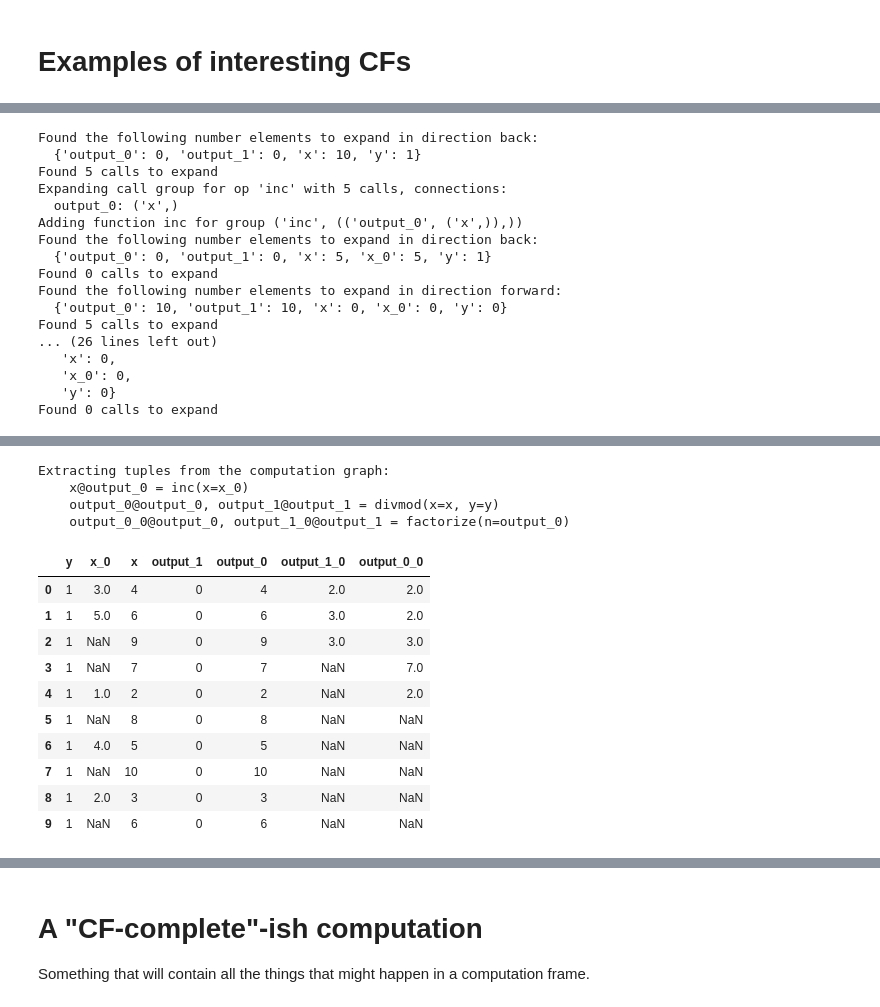
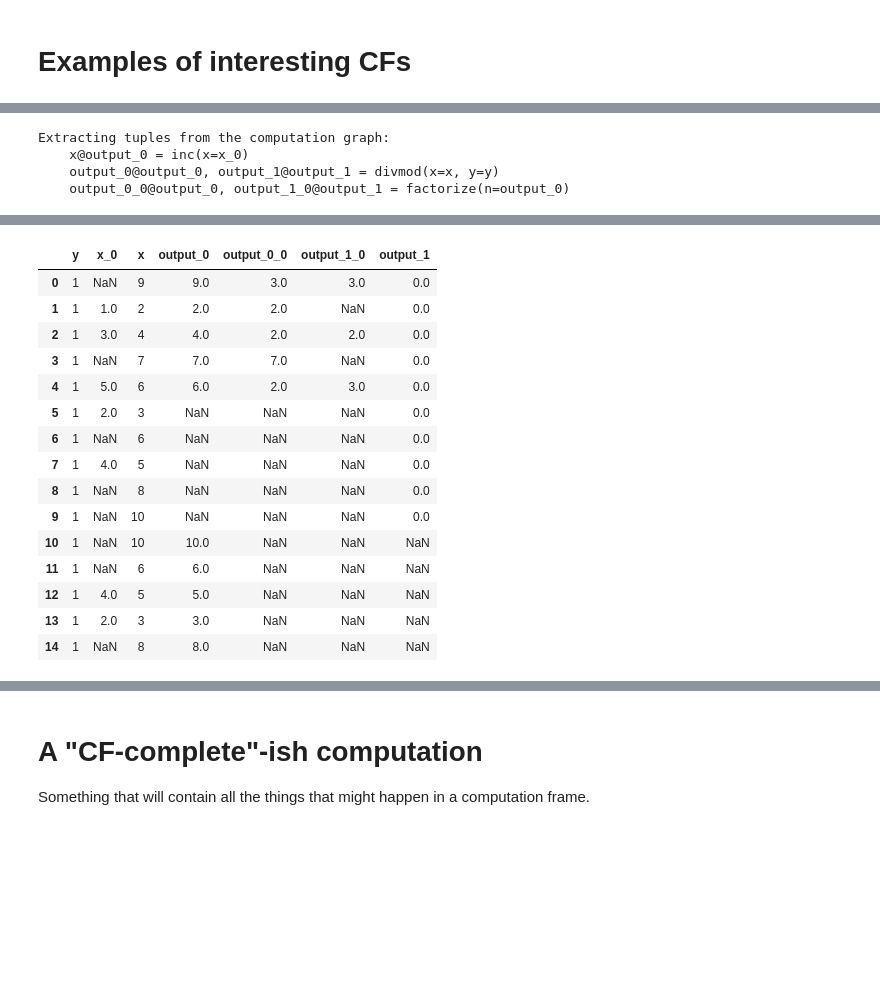
Before and after one commit to amakelov/mandala, a Jupyter notebook: mandala/_next/tests.ipynb, the cells around one changed output, grey strips where cells are left out. Saved outputs shown, nothing was run; the diff lists cells and outputs as text; code cells hidden in the pictures; blank space fills up the shorter version.

```diff
--- a/mandala/_next/tests.ipynb
+++ b/mandala/_next/tests.ipynb
@@ -58,4 +54,4 @@ with storage:
 # %%
-cf = storage.cf(divmod).expand(verbose=True)
-cf.draw(); display(cf.get_df(include_calls=False))
+cf = storage.cf(divmod).expand()
+cf.draw(verbose=True); display(cf.get_df(include_calls=False))
 # %% [output]
@@ -62,17 +59,4 @@ cf.draw(); display(cf.get_df(include_calls=False))
-Found the following number elements to expand in direction back:
-  {'output_0': 0, 'output_1': 0, 'x': 10, 'y': 1}
-Found 5 calls to expand
-Expanding call group for op 'inc' with 5 calls, connections:
-  output_0: ('x',)
-Adding function inc for group ('inc', (('output_0', ('x',)),))
-Found the following number elements to expand in direction back:
-  {'output_0': 0, 'output_1': 0, 'x': 5, 'x_0': 5, 'y': 1}
-Found 0 calls to expand
-Found the following number elements to expand in direction forward:
-  {'output_0': 10, 'output_1': 10, 'x': 0, 'x_0': 0, 'y': 0}
-Found 5 calls to expand
-... (26 lines left out)
-   'x': 0,
-   'x_0': 0,
-   'y': 0}
-Found 0 calls to expand
+Extracting tuples from the computation graph:
+    x@output_0 = inc(x=x_0)
+    output_0@output_0, output_1@output_1 = divmod(x=x, y=y)
+    output_0_0@output_0, output_1_0@output_1 = factorize(n=output_0)
@@ -80,18 +63,19 @@ Found 0 calls to expand
-Extracting tuples from the computation graph:
-    x@output_0 = inc(x=x_0)
-    output_0@output_0, output_1@output_1 = divmod(x=x, y=y)
-    output_0_0@output_0, output_1_0@output_1 = factorize(n=output_0)
-|  | y | x_0 | x | output_1 | output_0 | output_1_0 | output_0_0 |
-| 0 | 1 | 3.0 | 4 | 0 | 4 | 2.0 | 2.0 |
-| 1 | 1 | 5.0 | 6 | 0 | 6 | 3.0 | 2.0 |
-| 2 | 1 | NaN | 9 | 0 | 9 | 3.0 | 3.0 |
-| 3 | 1 | NaN | 7 | 0 | 7 | NaN | 7.0 |
-| 4 | 1 | 1.0 | 2 | 0 | 2 | NaN | 2.0 |
-| 5 | 1 | NaN | 8 | 0 | 8 | NaN | NaN |
-| 6 | 1 | 4.0 | 5 | 0 | 5 | NaN | NaN |
-| 7 | 1 | NaN | 10 | 0 | 10 | NaN | NaN |
-| 8 | 1 | 2.0 | 3 | 0 | 3 | NaN | NaN |
-| 9 | 1 | NaN | 6 | 0 | 6 | NaN | NaN |
+|  | y | x_0 | x | output_0 | output_0_0 | output_1_0 | output_1 |
+| 0 | 1 | NaN | 9 | 9.0 | 3.0 | 3.0 | 0.0 |
+| 1 | 1 | 1.0 | 2 | 2.0 | 2.0 | NaN | 0.0 |
+| 2 | 1 | 3.0 | 4 | 4.0 | 2.0 | 2.0 | 0.0 |
+| 3 | 1 | NaN | 7 | 7.0 | 7.0 | NaN | 0.0 |
+| 4 | 1 | 5.0 | 6 | 6.0 | 2.0 | 3.0 | 0.0 |
+| 5 | 1 | 2.0 | 3 | NaN | NaN | NaN | 0.0 |
+| 6 | 1 | NaN | 6 | NaN | NaN | NaN | 0.0 |
+| 7 | 1 | 4.0 | 5 | NaN | NaN | NaN | 0.0 |
+| 8 | 1 | NaN | 8 | NaN | NaN | NaN | 0.0 |
+| 9 | 1 | NaN | 10 | NaN | NaN | NaN | 0.0 |
+| 10 | 1 | NaN | 10 | 10.0 | NaN | NaN | NaN |
+| 11 | 1 | NaN | 6 | 6.0 | NaN | NaN | NaN |
+| 12 | 1 | 4.0 | 5 | 5.0 | NaN | NaN | NaN |
+| 13 | 1 | 2.0 | 3 | 3.0 | NaN | NaN | NaN |
+| 14 | 1 | NaN | 8 | 8.0 | NaN | NaN | NaN |
 # %%
 ### a pipeline where the same function is called in multiple places in the graph
 storage = Storage()
```
Also changed, not shown: parts of 12 cells of this notebook, 3 other files.
